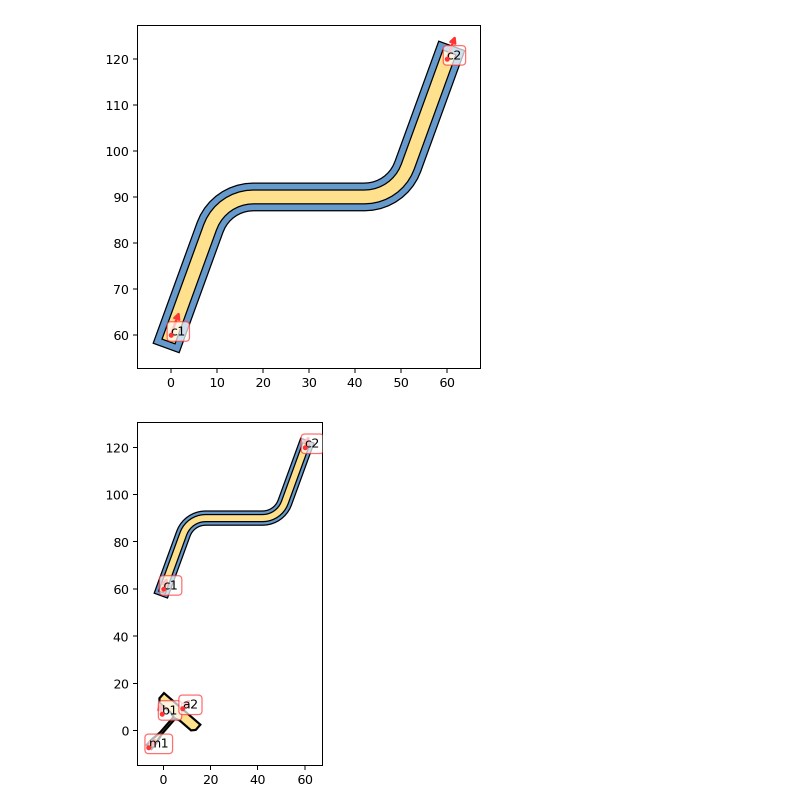
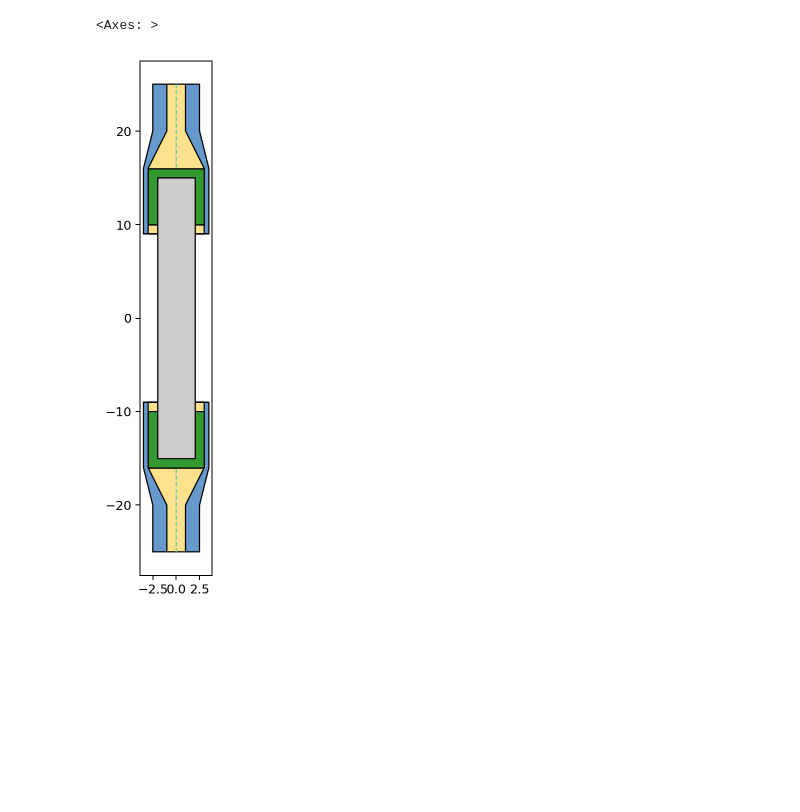
Before and after one commit to eeroqlab/zeroheliumkit, a Jupyter notebook: examples/anchors_routes.ipynb, the cells around one changed output. Drawn from its saved outputs; the diff is of its cells as text; code cells hidden in the pictures; blank space fills up the shorter version.

```diff
--- a/examples/anchors_routes.ipynb
+++ b/examples/anchors_routes.ipynb
@@ -148,27 +18,29 @@ plt.show()
-# %%
-layer_info = {"top": 3,
-              "gnd": 6}
-
-p1 = Anchor(Point(0,0), 70)
-p2 = Anchor(Point(60,60), 70)
-r2 = SigmoidLine(p1, p2, 0, radius=10, num_segments=10, layers=layer_info, alabel=("c1", "c2"))
-r2.moveby(xy=(0, 60))
-
-fig = plt.figure(1, figsize=SIZE, dpi=90)
-ax = fig.add_subplot(111)
-r2.plot(ax=ax, layer=["gnd", "top", "anchors"], color=colorlist)
-plt.gca().set_aspect('equal')
-plt.show()
-# %% [output]
-[figure, removed]
-# %%
-pgate.append(r2)
-fig = plt.figure(1, figsize=SIZE, dpi=90)
-ax = fig.add_subplot(111)
-#set_limits(ax=ax, coor=[0,0], dxdy=[30,30])
-pgate.plot(ax=ax, layer=["gnd", "top", "anchors"], color=colorlist, draw_direction=True)
-plt.gca().set_aspect('equal')
-plt.show()
-# %% [output]
-[figure, removed]
+# %%
+airb = {"w":4, "ol":2, "g":1, "l":30}
+
+ab_opening = airb["w"] + airb["ol"]
+ab_pad = ab_opening + airb["ol"]
+
+ab = Taper(length = 4,
+           layers = {"layer2": (6, 2), "layer1": (7, 5)},
+           alabel=("a1", "a2"))
+ab.get_anchor("a1").move(xoff=4)
+ab.get_anchor("a2").move(xoff=-2)
+ab.moveby_snap(anchor="a1", to_point=(0,0))
+ab.add_layer("open", Square(ab_opening))
+ab.add_layer("air", translate(Rectangle(airb["l"]/2, airb["w"]), (-airb["l"]/4 + airb["ol"])))
+ab.rotate(90).moveby(xy=(0, airb["l"]/2 - airb["ol"]))
+ab.mirror(aroundaxis="x", update_labels=True, keep_original=True)
+ab.remove_anchor(["a1", "a1_m"])
+
+# ab_main - for routing
+ab_main = ab.copy()
+ab_main.modify_anchor(label="a2", new_name="out")
+ab_main.modify_anchor(label="a2_m", new_name="in", new_direction=90)
+ab.remove_anchor(["a2", "a2_m"])
+
+ab.quickplot(plot_cfg)
+# %% [output]
+<Axes: >
+[figure, added]
 # %%
```
Also changed, not shown: parts of 16 cells of this notebook, 3 other files.
